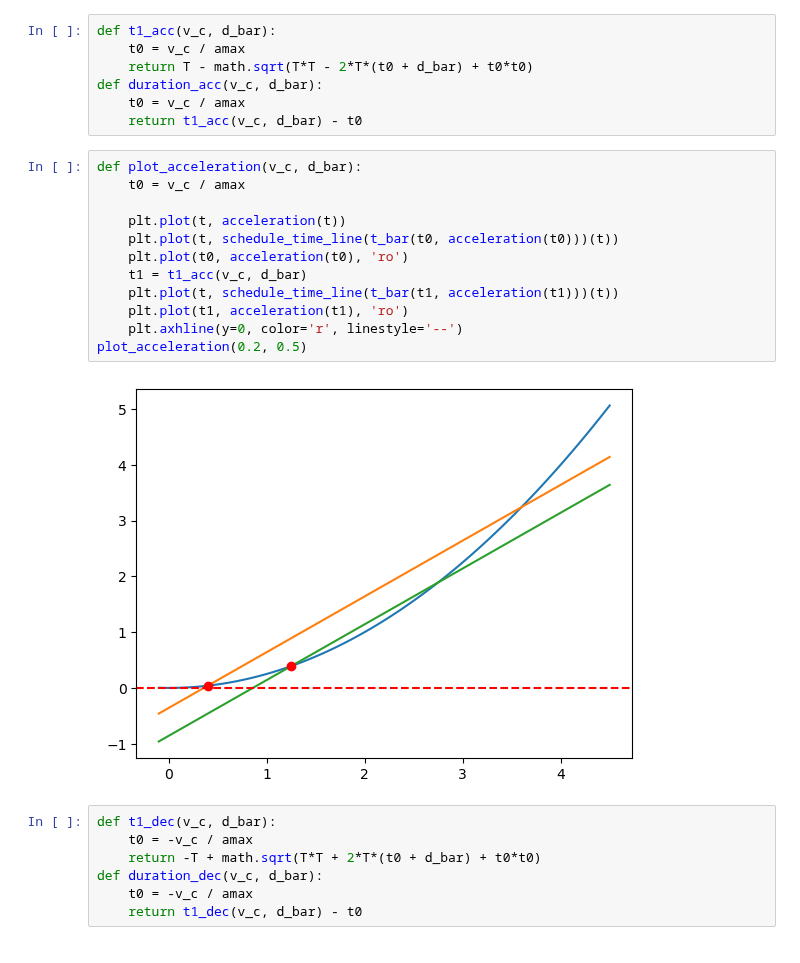
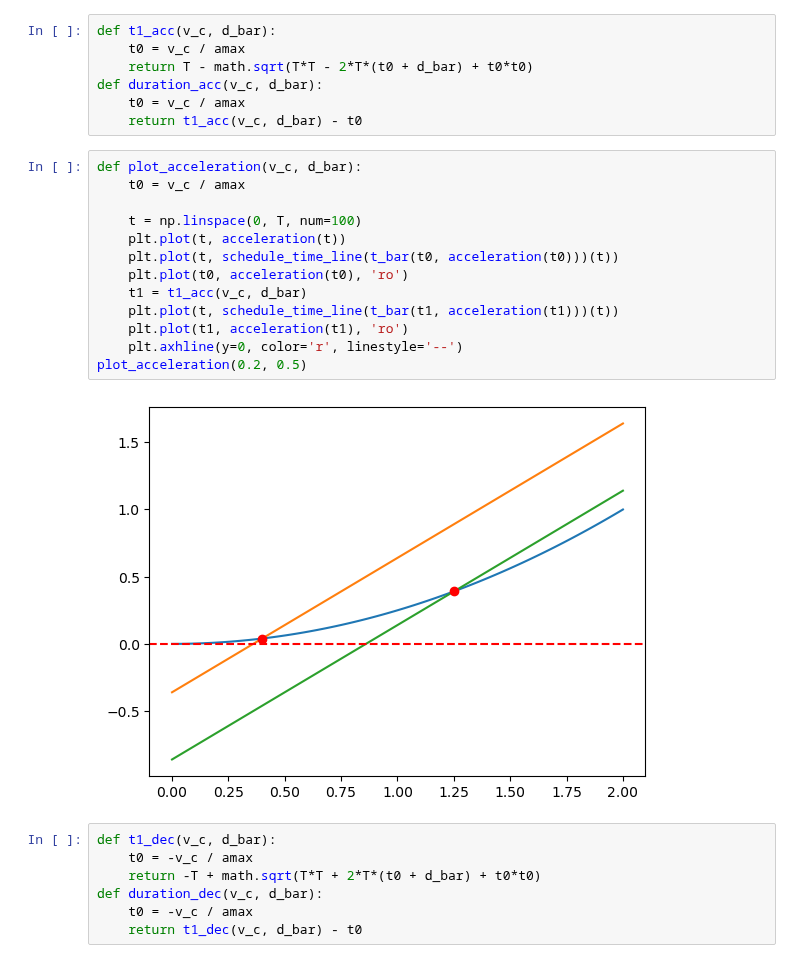
Before and after one commit to jeroenvanriel/traffic-scheduling, a Jupyter notebook: motion/explicit_schedule_time_approach.ipynb, the cells around one changed output. Cells and saved outputs as stored; diff of their text form.

```diff
--- a/motion/explicit.ipynb
+++ b/motion/explicit_schedule_time_approach.ipynb
@@ -53,17 +73,18 @@ def duration_acc(v_c, d_bar):
 # %%
 def plot_acceleration(v_c, d_bar):
     t0 = v_c / amax
 
+    t = np.linspace(0, T, num=100)
     plt.plot(t, acceleration(t))
     plt.plot(t, schedule_time_line(t_bar(t0, acceleration(t0)))(t))
     plt.plot(t0, acceleration(t0), 'ro')
     t1 = t1_acc(v_c, d_bar)
     plt.plot(t, schedule_time_line(t_bar(t1, acceleration(t1)))(t))
     plt.plot(t1, acceleration(t1), 'ro')
     plt.axhline(y=0, color='r', linestyle='--')
 plot_acceleration(0.2, 0.5)
 # %% [output]
-[figure, old version]
+[figure, new version]
 # %%
 def t1_dec(v_c, d_bar):
     t0 = -v_c / amax
```
Also changed, not shown: parts of 9 cells of this notebook, 12 other files.
